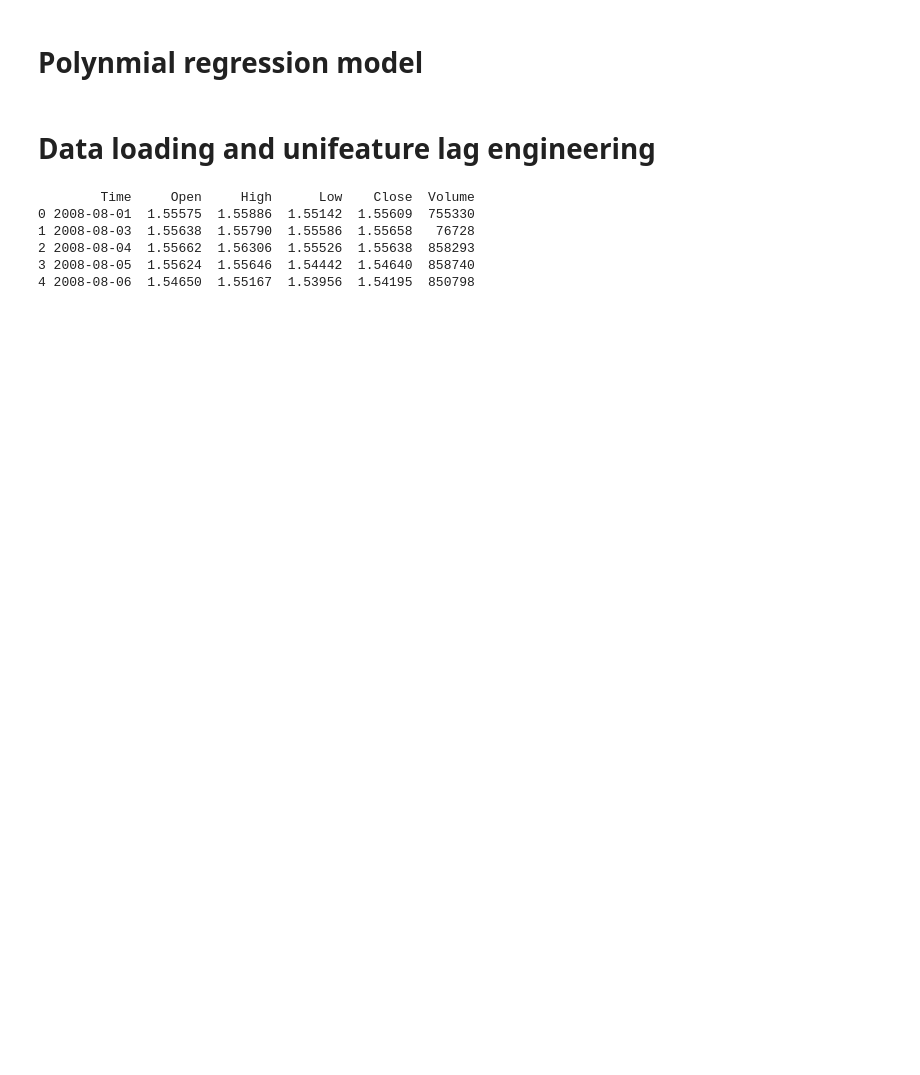
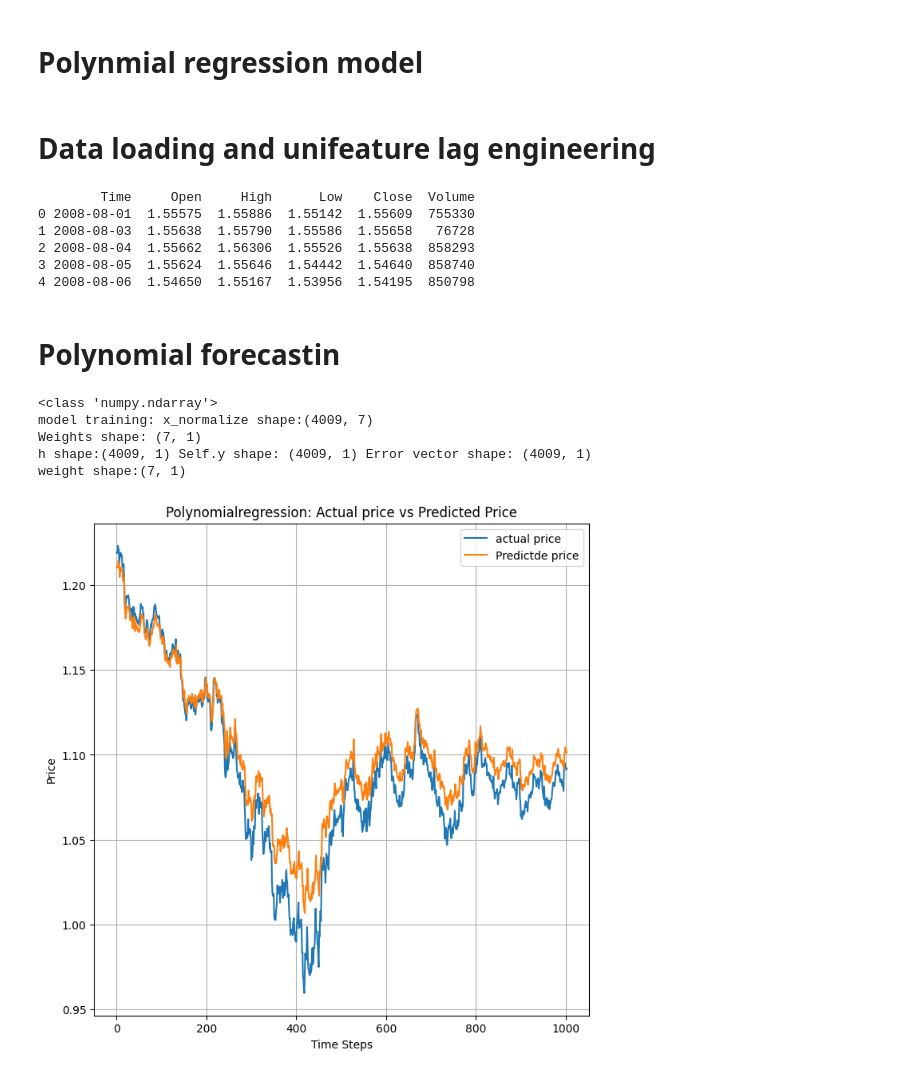
Before and after one commit to D-Mutabazi/Data-Engineering-Projects-and-Coursework, a Jupyter notebook: PolyRgress.ipynb, the cells around one changed output. Cells and saved outputs as stored; diff of their text form; code cells hidden in the pictures; blank space fills up the shorter version.

Commit message:
Trained and Tested Polynomial regression model

```diff
--- a/PolyRgress.ipynb
+++ b/PolyRgress.ipynb
@@ -76,8 +87,8 @@ def featureEngineering(data, n_past=1):
     X = []
     Y= []
     for i in range(n_past, len(data)):
-        X.append(data.iloc[i-n_past:i, -3].values)  # Select n_past number of rows for the closing price
-        Y.append(data.iloc[i, -3])  # The target value
+        X.append(data.iloc[i-n_past:i, -2].values)  # Select n_past number of rows for the closing price
+        Y.append(data.iloc[i, -2])  # The target value - closing
 
     feature_columns = [f'n_{i}' for i in range(1, n_past+1)]
     X_df = pd.DataFrame(X, columns=feature_columns)
@@ -91,6 +102,8 @@ filepath = './Data/EURUSD_D1.csv'
 datasetX = data_loader(filepath)
 
 print(datasetX.head())
+
+laggedDataset, f_lag, response = featureEngineering(datasetX,1)
 # %% [output]
         Time     Open     High      Low    Close  Volume
 0 2008-08-01  1.55575  1.55886  1.55142  1.55609  755330
@@ -98,3 +111,42 @@ print(datasetX.head())
 2 2008-08-04  1.55662  1.56306  1.55526  1.55638  858293
 3 2008-08-05  1.55624  1.55646  1.54442  1.54640  858740
 4 2008-08-06  1.54650  1.55167  1.53956  1.54195  850798
+# %% [markdown]
+# Polynomial forecastin
+# %%
+# train , test split
+x_train, x_test, y_train, y_test = train_test_split(f_lag, response, test_size=0.2,random_state=12, shuffle=False)
+
+print(type(x_train.values))
+
+#create instance of model
+degree = 6  # Quadratic polynomial
+learning_rate = 0.01
+iterations = 1000
+
+modelPolReg = PolynomialRegression(degree, learning_rate, iterations)
+modelPolReg.fit(x_train.values, y_train.values)
+
+#make predictions
+y_pred = modelPolReg.predict(x_test.values)
+
+#convert to 1D /numpyarray for plotting
+y_test = y_test.to_numpy()
+y_pred = y_pred.flatten()
+
+plt.figure(figsize=(14, 7))
+plt.plot(y_test, label ='actual price')
+plt.plot(y_pred, label='Predictde price')
+plt.title('Polynomialregression: Actual price vs Predicted Price')
+plt.xlabel('Time Steps')
+plt.ylabel('Price')
+plt.legend()
+plt.grid(True)
+plt.show()
+# %% [output]
+<class 'numpy.ndarray'>
+model training: x_normalize shape:(4009, 7)
+Weights shape: (7, 1)
+h shape:(4009, 1) Self.y shape: (4009, 1) Error vector shape: (4009, 1)
+weight shape:(7, 1)
+[figure, added]
```
Also changed, not shown: parts of 2 cells of this notebook.
